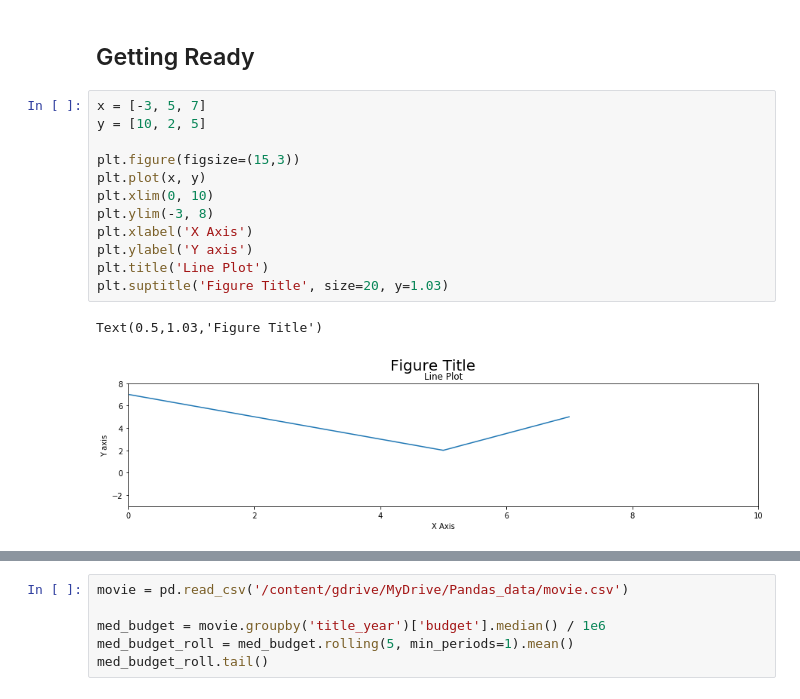
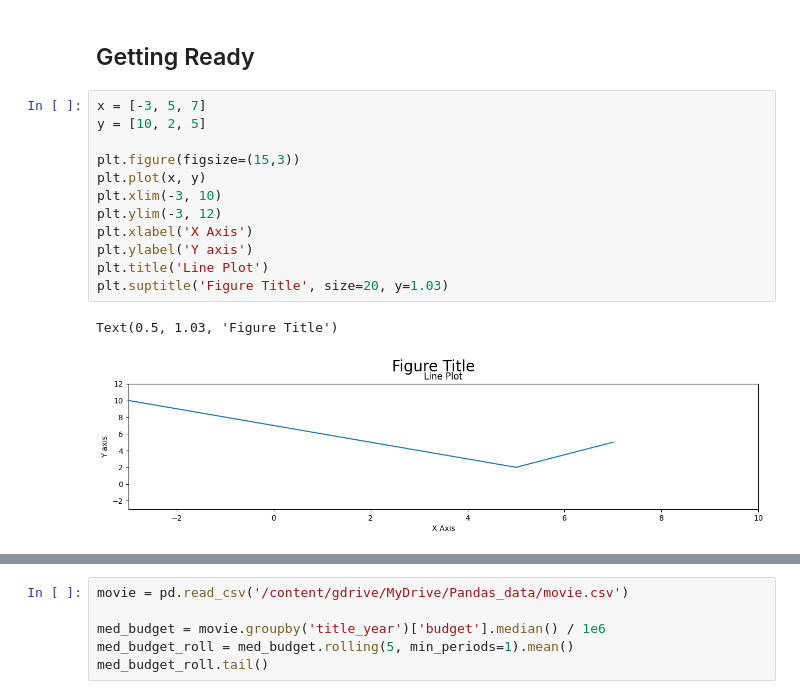
Before and after one commit to urosgodnov/BigData, a Jupyter notebook: Merged_Pandas_Scikit_Learn_Notebook_(5).ipynb, the cells around one changed output, grey strips where cells are left out. Cells and saved outputs as stored; diff of their text form.

```diff
--- a/Merged_Pandas_Scikit_Learn_Notebook_(5).ipynb
+++ b/Merged_Pandas_Scikit_Learn_Notebook_(5).ipynb
@@ -2641,15 +2641,15 @@ import matplotlib.pyplot as plt
 # %%
 x = [-3, 5, 7]
 y = [10, 2, 5]
 
 plt.figure(figsize=(15,3))
 plt.plot(x, y)
-plt.xlim(0, 10)
-plt.ylim(-3, 8)
+plt.xlim(-3, 10)
+plt.ylim(-3, 12)
 plt.xlabel('X Axis')
 plt.ylabel('Y axis')
 plt.title('Line Plot')
 plt.suptitle('Figure Title', size=20, y=1.03)
 # %% [output]
-Text(0.5,1.03,'Figure Title')
+Text(0.5, 1.03, 'Figure Title')
-[figure, old version]
+[figure, new version]
```
Also changed, not shown: parts of 68 cells of this notebook.
